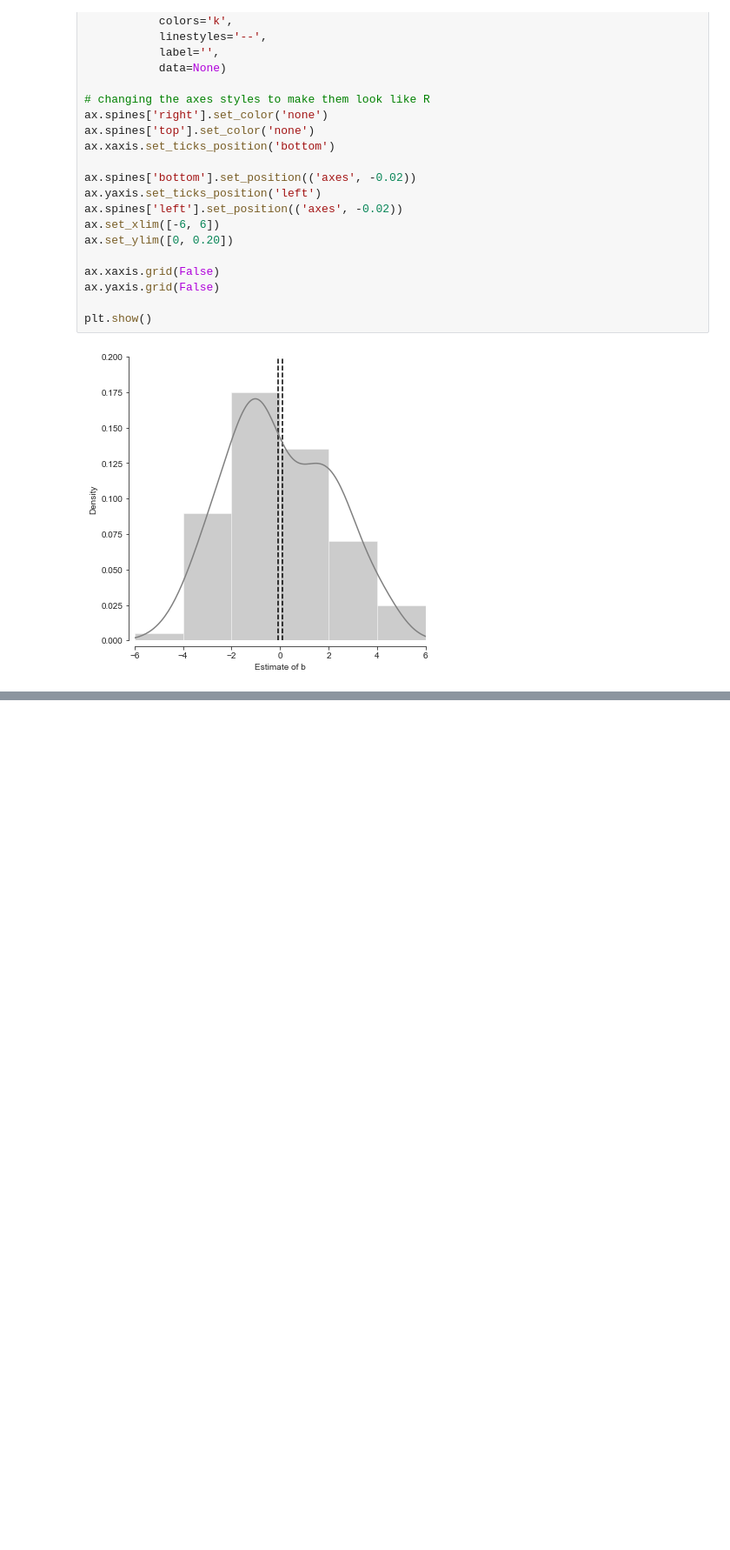
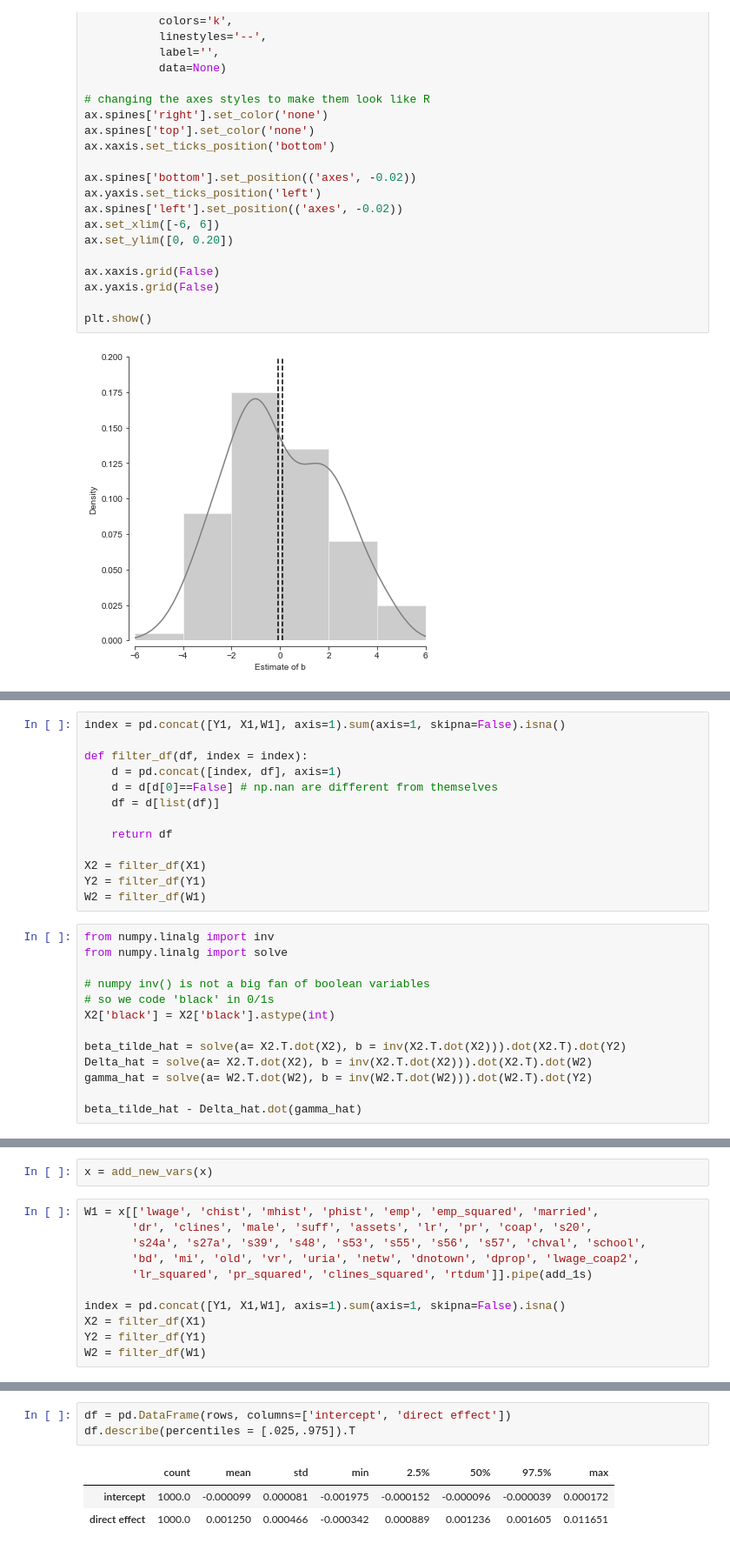
Before and after one commit to amc-econ/learning_microeconometrics_with_python, a Jupyter notebook: notebooks Python/chap_2_multiple_regression.ipynb, the cells around one changed output, grey strips where cells are left out. Shown: that part at 87% size. Cells and saved outputs as stored; diff of their text form; blank space fills up the shorter version.

```diff
--- a/notebooks Python/chap_2_multiple_regression.ipynb
+++ b/notebooks Python/chap_2_multiple_regression.ipynb
@@ -393,0 +454,26 @@ plt.show()
+# %%
+index = pd.concat([Y1, X1,W1], axis=1).sum(axis=1, skipna=False).isna()
+
+def filter_df(df, index = index):
+    d = pd.concat([index, df], axis=1)
+    d = d[d[0]==False] # np.nan are different from themselves
+    df = d[list(df)]
+
+    return df
+
+X2 = filter_df(X1)
+Y2 = filter_df(Y1)
+W2 = filter_df(W1)
+# %%
+from numpy.linalg import inv
+from numpy.linalg import solve
+
+# numpy inv() is not a big fan of boolean variables
+# so we code 'black' in 0/1s
+X2['black'] = X2['black'].astype(int)
+
+beta_tilde_hat = solve(a= X2.T.dot(X2), b = inv(X2.T.dot(X2))).dot(X2.T).dot(Y2)
+Delta_hat = solve(a= X2.T.dot(X2), b = inv(X2.T.dot(X2))).dot(X2.T).dot(W2)
+gamma_hat = solve(a= W2.T.dot(W2), b = inv(W2.T.dot(W2))).dot(W2.T).dot(Y2)
+
+beta_tilde_hat - Delta_hat.dot(gamma_hat)
@@ -393,0 +518,13 @@ plt.show()
+# %%
+x = add_new_vars(x)
+# %%
+W1 = x[['lwage', 'chist', 'mhist', 'phist', 'emp', 'emp_squared', 'married',
+       'dr', 'clines', 'male', 'suff', 'assets', 'lr', 'pr', 'coap', 's20',
+       's24a', 's27a', 's39', 's48', 's53', 's55', 's56', 's57', 'chval', 'school',
+       'bd', 'mi', 'old', 'vr', 'uria', 'netw', 'dnotown', 'dprop', 'lwage_coap2',
+       'lr_squared', 'pr_squared', 'clines_squared', 'rtdum']].pipe(add_1s)
+
+index = pd.concat([Y1, X1,W1], axis=1).sum(axis=1, skipna=False).isna()
+X2 = filter_df(X1)
+Y2 = filter_df(Y1)
+W2 = filter_df(W1)
@@ -393,0 +582,7 @@ plt.show()
+# %%
+df = pd.DataFrame(rows, columns=['intercept', 'direct effect'])
+df.describe(percentiles = [.025,.975]).T
+# %% [output]
+|  | count | mean | std | min | 2.5% | 50% | 97.5% | max |
+| intercept | 1000.0 | -0.000099 | 0.000081 | -0.001975 | -0.000152 | -0.000096 | -0.000039 | 0.000172 |
+| direct effect | 1000.0 | 0.001250 | 0.000466 | -0.000342 | 0.000889 | 0.001236 | 0.001605 | 0.011651 |
```
Also changed, not shown: parts of 14 cells of this notebook.
